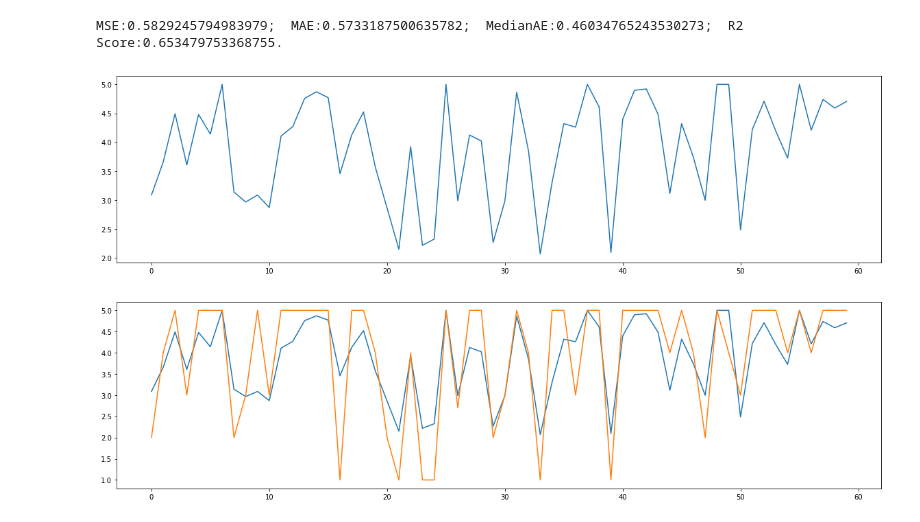
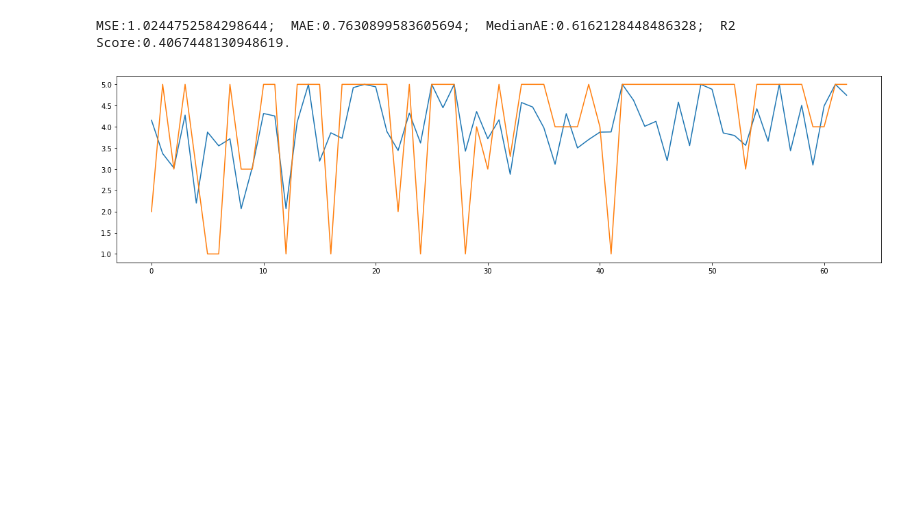
Before and after one commit to qubvel/sentiment_analysis, a Jupyter notebook: MVideo/evaluating_char.ipynb, the cells around one changed output. Saved outputs shown, nothing was run; the diff lists cells and outputs as text; code cells hidden in the pictures; blank space fills up the shorter version.

```diff
--- a/MVideo/evaluating_char.ipynb
+++ b/MVideo/evaluating_char.ipynb
@@ -55,14 +55,13 @@ ModuleNotFoundError: No module named 'tqdm'
 # %%
 #загрузка данных и модели. Для загрузки своих данных введите путь до вашего csv файла (в нем должны содержаться колонки с названиями reting, comment)
-data = pd.read_csv('data/raw_reviews.csv')
+data = pd.read_csv('data/reviews_test.csv')
 X_test = data.comment.values
 y_test = data.reting.values
 X_test = all_to_vocab(X_test)
-model = keras.models.load_model('saved_models/trained_model_3(keras==2.0.8)')
+model = keras.models.load_model('models/NN_1_score_1.035-0.55')
 # %%
 # на данном этапе выводятся результаты, для видеокарты с 4ГБ памяти максимальное количество коментариев 3000!
-predict(model, X_test[:3000], y_test[:3000])
+predict(model, X_test, y_test)
 # %% [output]
-MSE:0.5829245794983979;  MAE:0.5733187500635782;  MedianAE:0.46034765243530273;  R2 Score:0.653479753368755.
+MSE:1.0244752584298644;  MAE:0.7630899583605694;  MedianAE:0.6162128448486328;  R2 Score:0.4067448130948619.
-[figure, old version]
+[figure, new version]
-[figure, removed]
```
Also changed, not shown: parts of 1 cell of this notebook.
